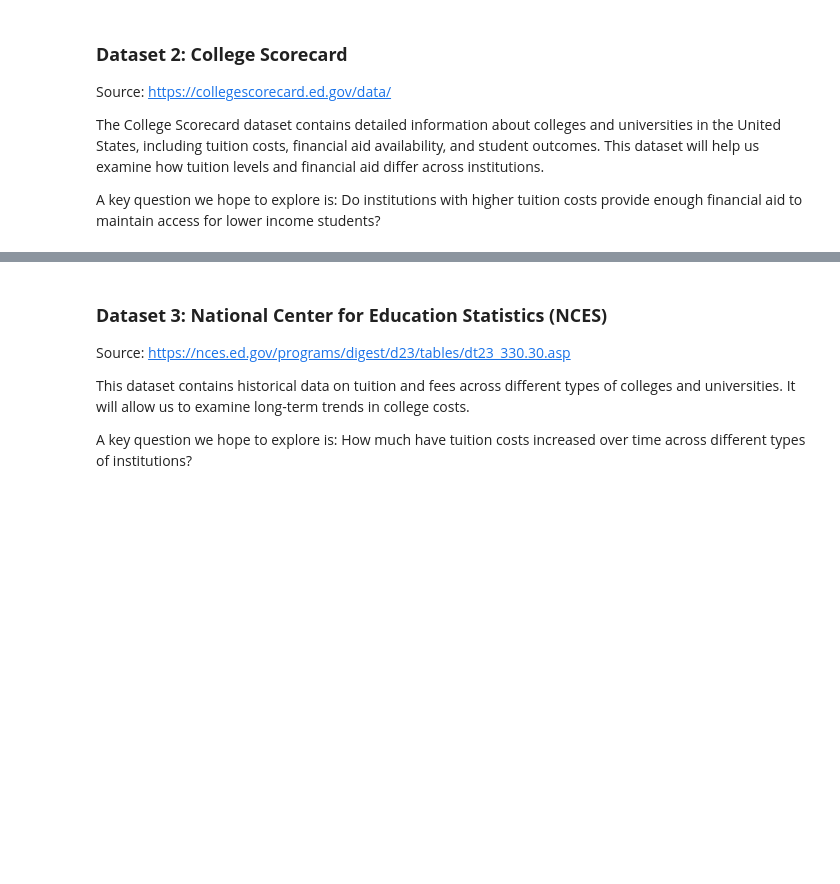
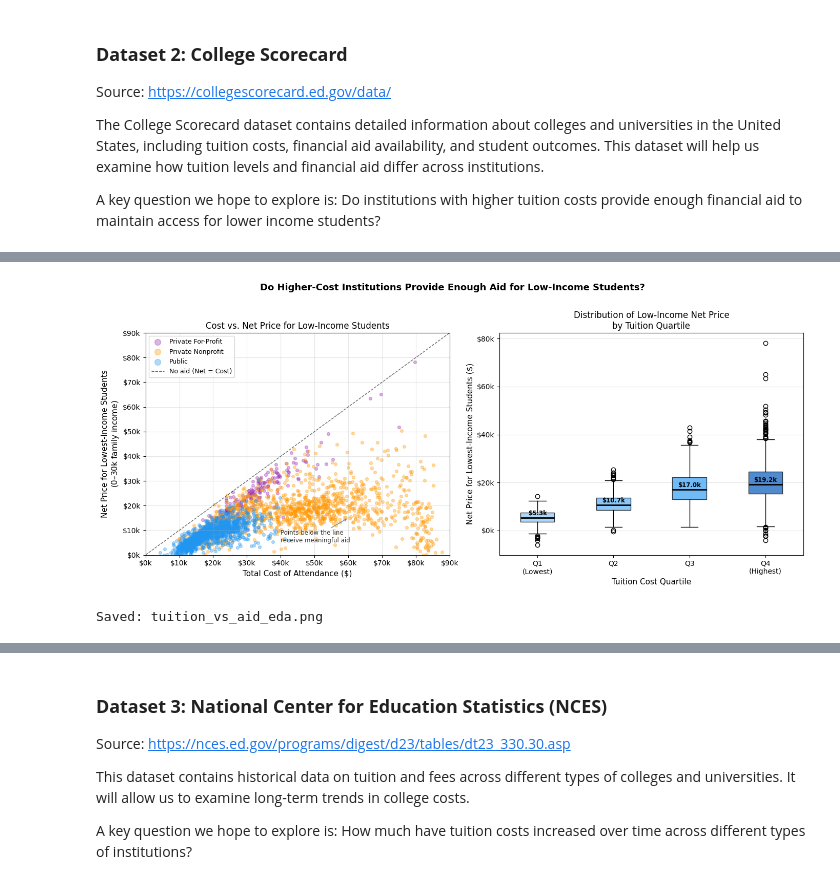
Before and after one commit to julieatkeson/julieandliv, a Jupyter notebook: julieandliv.ipynb, the cells around one changed output, grey strips where cells are left out. Cells and saved outputs as stored; diff of their text form; code cells hidden in the pictures; blank space fills up the shorter version.

```diff
--- a/julieandliv.ipynb
+++ b/julieandliv.ipynb
@@ -68,0 +62,8 @@ financial_aid = pd.read_csv('collegescorecard.csv')
+# %%
+scorecard_df = pd.read_csv('collegescorecard.csv',
+                            low_memory=False,
+                            na_values=['PS', 'PrivacySuppressed', 'NULL', 'NA'])
+
+print(scorecard_df.shape)
+print(scorecard_df.columns[:10].tolist())
+print(scorecard_df[['INSTNM', 'CONTROL', 'TUITIONFEE_OUT', 'NPT4_PUB', 'NPT4_PRIV', 'PCTPELL']].head(3))
@@ -68,0 +223,65 @@ financial_aid = pd.read_csv('collegescorecard.csv')
+# %%
+# ── VISUALIZATION ────────────────────────────────────────────────────────────
+fig, axes = plt.subplots(1, 2, figsize=(14, 6))
+fig.suptitle("Do Higher-Cost Institutions Provide Enough Aid for Low-Income Students?",
+             fontsize=13, fontweight='bold', y=1.01)
+
+colors = {'Public': '#2196F3', 'Private Nonprofit': '#FF9800', 'Private For-Profit': '#9C27B0'}
+
+# ── LEFT: Scatter — Cost of Attendance vs Net Price for Lowest-Income Students
+ax1 = axes[0]
+for itype, group in df.dropna(subset=['NPT41']).groupby('inst_type'):
+    ax1.scatter(group['COSTT4_A'], group['NPT41'],
+                alpha=0.35, s=18, label=itype, color=colors[itype])
+
+# 45-degree line: net price = cost (no aid at all)
+lim = [0, 90000]
+ax1.plot(lim, lim, 'k--', linewidth=1, label='No aid (Net = Cost)', alpha=0.6)
+ax1.set_xlim(lim); ax1.set_ylim(lim)
+ax1.set_xlabel("Total Cost of Attendance ($)", fontsize=11)
+ax1.set_ylabel("Net Price for Lowest-Income Students\n($0–$30k family income)", fontsize=11)
+ax1.set_title("Cost vs. Net Price for Low-Income Students", fontsize=12)
+ax1.xaxis.set_major_formatter(mticker.FuncFormatter(lambda x, _: f'${x/1000:.0f}k'))
+ax1.yaxis.set_major_formatter(mticker.FuncFormatter(lambda x, _: f'${x/1000:.0f}k'))
+ax1.legend(fontsize=9, markerscale=2)
+ax1.grid(True, alpha=0.3)
+
+# Annotation
+ax1.annotate("Points below the line\nreceive meaningful aid",
+             xy=(60000, 15000), fontsize=8.5, color='#333333',
+             arrowprops=dict(arrowstyle='->', color='gray'),
+             xytext=(40000, 5000))
+
+# ── RIGHT: Box plot — Net Price for Lowest-Income by Tuition Quartile
+ax2 = axes[1]
+quartile_groups = [
+    df.dropna(subset=['NPT41'])[df['tuition_quartile'] == q]['NPT41'].values
+    for q in ['Q1\n(Lowest)', 'Q2', 'Q3', 'Q4\n(Highest)']
+]
+bp = ax2.boxplot(quartile_groups, patch_artist=True, notch=False,
+                 medianprops=dict(color='black', linewidth=2))
+box_colors = ['#90CAF9', '#64B5F6', '#42A5F5', '#1565C0']
+for patch, color in zip(bp['boxes'], box_colors):
+    patch.set_facecolor(color)
+    patch.set_alpha(0.75)
+
+ax2.set_xticklabels(['Q1\n(Lowest)', 'Q2', 'Q3', 'Q4\n(Highest)'])
+ax2.set_xlabel("Tuition Cost Quartile", fontsize=11)
+ax2.set_ylabel("Net Price for Lowest-Income Students ($)", fontsize=11)
+ax2.set_title("Distribution of Low-Income Net Price\nby Tuition Quartile", fontsize=12)
+ax2.yaxis.set_major_formatter(mticker.FuncFormatter(lambda x, _: f'${x/1000:.0f}k'))
+ax2.grid(True, alpha=0.3, axis='y')
+
+# Median labels on each box
+for i, vals in enumerate(quartile_groups):
+    med = np.median(vals)
+    ax2.text(i + 1, med + 400, f'${med/1000:.1f}k', ha='center', va='bottom',
+             fontsize=8.5, fontweight='bold')
+
+plt.tight_layout()
+plt.savefig('tuition_vs_aid_eda.png', dpi=150, bbox_inches='tight')
+plt.show()
+print("Saved: tuition_vs_aid_eda.png")
+# %% [output]
+[figure, added]
+Saved: tuition_vs_aid_eda.png
```
Also changed, not shown: parts of 7 cells of this notebook.
